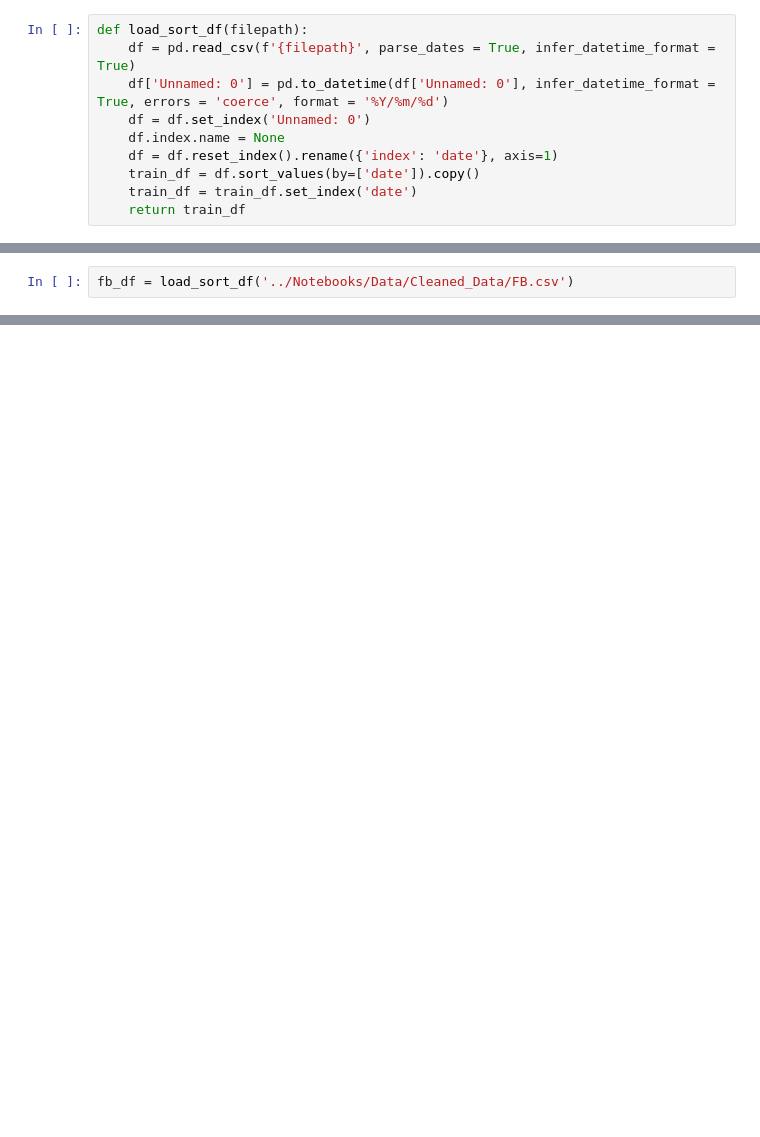
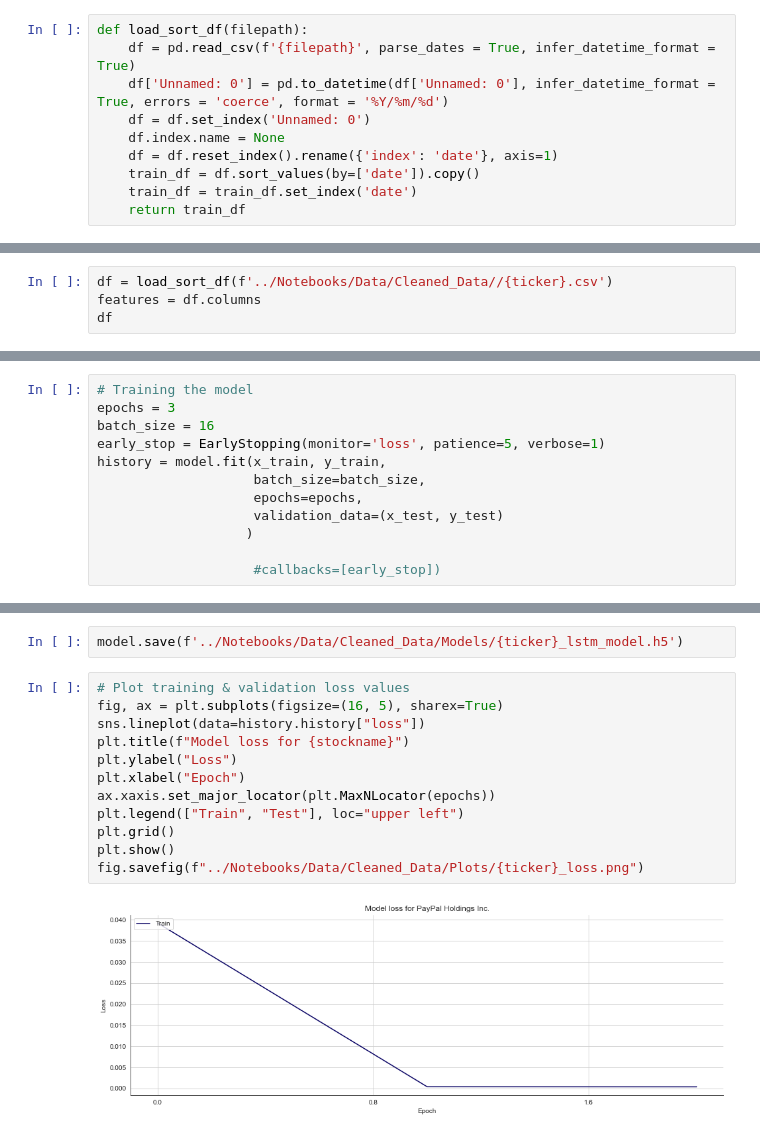
Before and after one commit to JoeHGeoghegan/P2G2-ProjectGit, a Jupyter notebook: Notebooks/lstm_solo.ipynb, the cells around one changed output, grey strips where cells are left out. Drawn from its saved outputs; the diff is of its cells as text; blank space fills up the shorter version.

Commit message:
LSTM Model pngs, metrics and code

```diff
--- a/Notebooks/lstm_solo.ipynb
+++ b/Notebooks/lstm_solo.ipynb
@@ -45,2 +81,4 @@ def load_sort_df(filepath):
 # %%
-fb_df = load_sort_df('../Notebooks/Data/Cleaned_Data/FB.csv')
+df = load_sort_df(f'../Notebooks/Data/Cleaned_Data//{ticker}.csv')
+features = df.columns
+df
@@ -124,0 +190,12 @@ TypeError: unsupported operand type(s) for -: 'int' and 'str'
+# %%
+# Training the model
+epochs = 3
+batch_size = 16
+early_stop = EarlyStopping(monitor='loss', patience=5, verbose=1)
+history = model.fit(x_train, y_train,
+                    batch_size=batch_size,
+                    epochs=epochs,
+                    validation_data=(x_test, y_test)
+                   )
+
+                    #callbacks=[early_stop])
@@ -124,0 +209,16 @@ TypeError: unsupported operand type(s) for -: 'int' and 'str'
+# %%
+model.save(f'../Notebooks/Data/Cleaned_Data/Models/{ticker}_lstm_model.h5')
+# %%
+# Plot training & validation loss values
+fig, ax = plt.subplots(figsize=(16, 5), sharex=True)
+sns.lineplot(data=history.history["loss"])
+plt.title(f"Model loss for {stockname}")
+plt.ylabel("Loss")
+plt.xlabel("Epoch")
+ax.xaxis.set_major_locator(plt.MaxNLocator(epochs))
+plt.legend(["Train", "Test"], loc="upper left")
+plt.grid()
+plt.show()
+fig.savefig(f"../Notebooks/Data/Cleaned_Data/Plots/{ticker}_loss.png")
+# %% [output]
+[figure, added]
```
Also changed, not shown: parts of 17 cells of this notebook, 43 other files.
